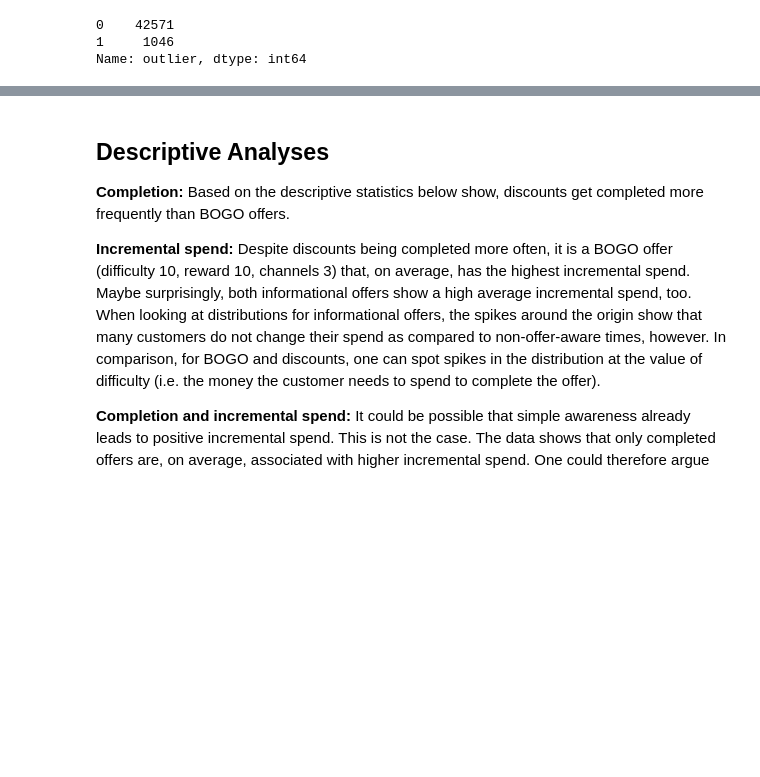
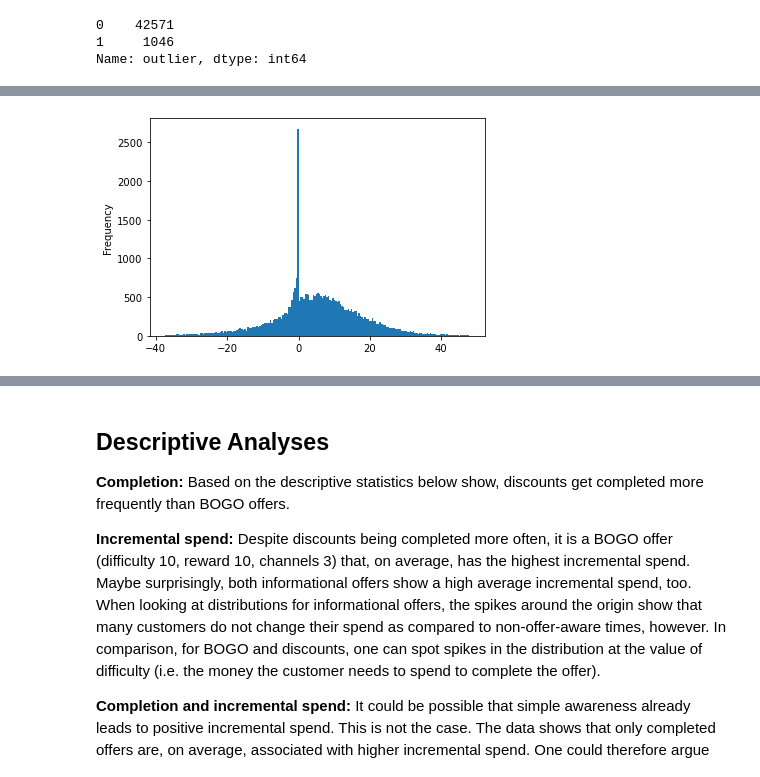
Before and after one commit to judithleao/capstone-project-starbucks, a Jupyter notebook: Starbucks-Analysis.ipynb, the cells around one changed output, grey strips where cells are left out. Drawn from its saved outputs; the diff is of its cells as text; code cells hidden in the pictures; blank space fills up the shorter version.

Commit message:
added visual inspection of distribution of subsamples after outlier removal

```diff
--- a/Starbucks-Analysis.ipynb
+++ b/Starbucks-Analysis.ipynb
@@ -184,0 +189,5 @@ analysis_df_t = analysis_df_t.loc[analysis_df_t['outlier'] == 0]
+# %%
+# Look at distribution after removing outliers
+analysis_df_t['incremental_spend'].plot.hist(bins = 200);
+# %% [output]
+[figure, added]
```
Also changed, not shown: parts of 19 cells of this notebook.
